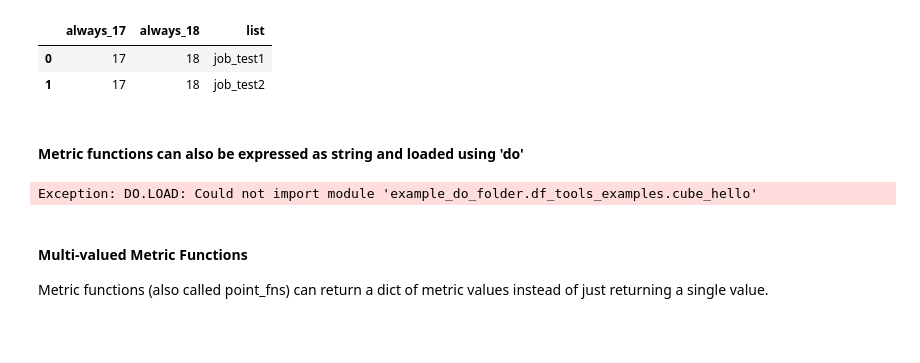
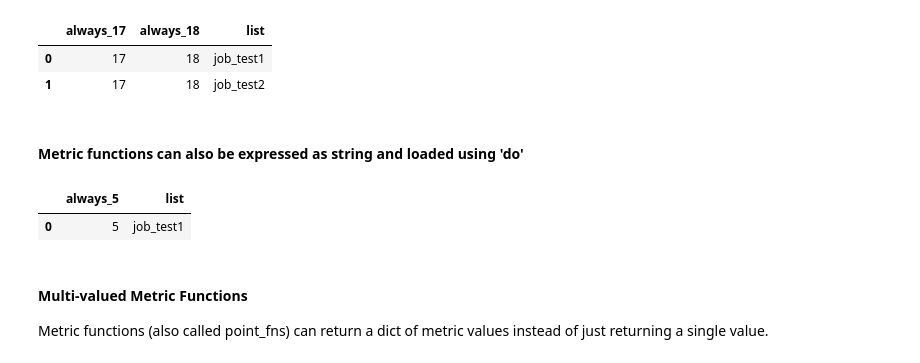
Before and after one commit to oblinger/dvc-dat, a Jupyter notebook: examples/dat_tools_examples.ipynb, the cells around one changed output. Cells and saved outputs as stored; diff of their text form; code cells hidden in the pictures; blank space fills up the shorter version.

```diff
--- a/examples/dat_tools_examples.ipynb
+++ b/examples/dat_tools_examples.ipynb
@@ -94,11 +94,12 @@ dt.from_inst([inst1, inst2], [always_17, always_18])
 #### Metric functions can also be expressed as string and loaded using 'do'
 # %%
 do.register_module("registered_cube",
-                           "example_do_folder.df_tools_examples.cube_hello",
+                           "example_do_folder.dat_tools_examples.cube_hello",
                    allow_redefine=True)
 dt.from_inst([inst1], ["registered_cube.always_5"])
 # %% [output]
-Exception: DO.LOAD: Could not import module 'example_do_folder.df_tools_examples.cube_hello'
+|  | always_5 | list |
+| 0 | 5 | job_test1 |
 # %% [markdown]
 #### Multi-valued Metric Functions
 Metric functions (also called point_fns) can return a dict of metric values instead of just returning a single value.
```
Also changed, not shown: parts of 7 cells of this notebook, 12 other files.
